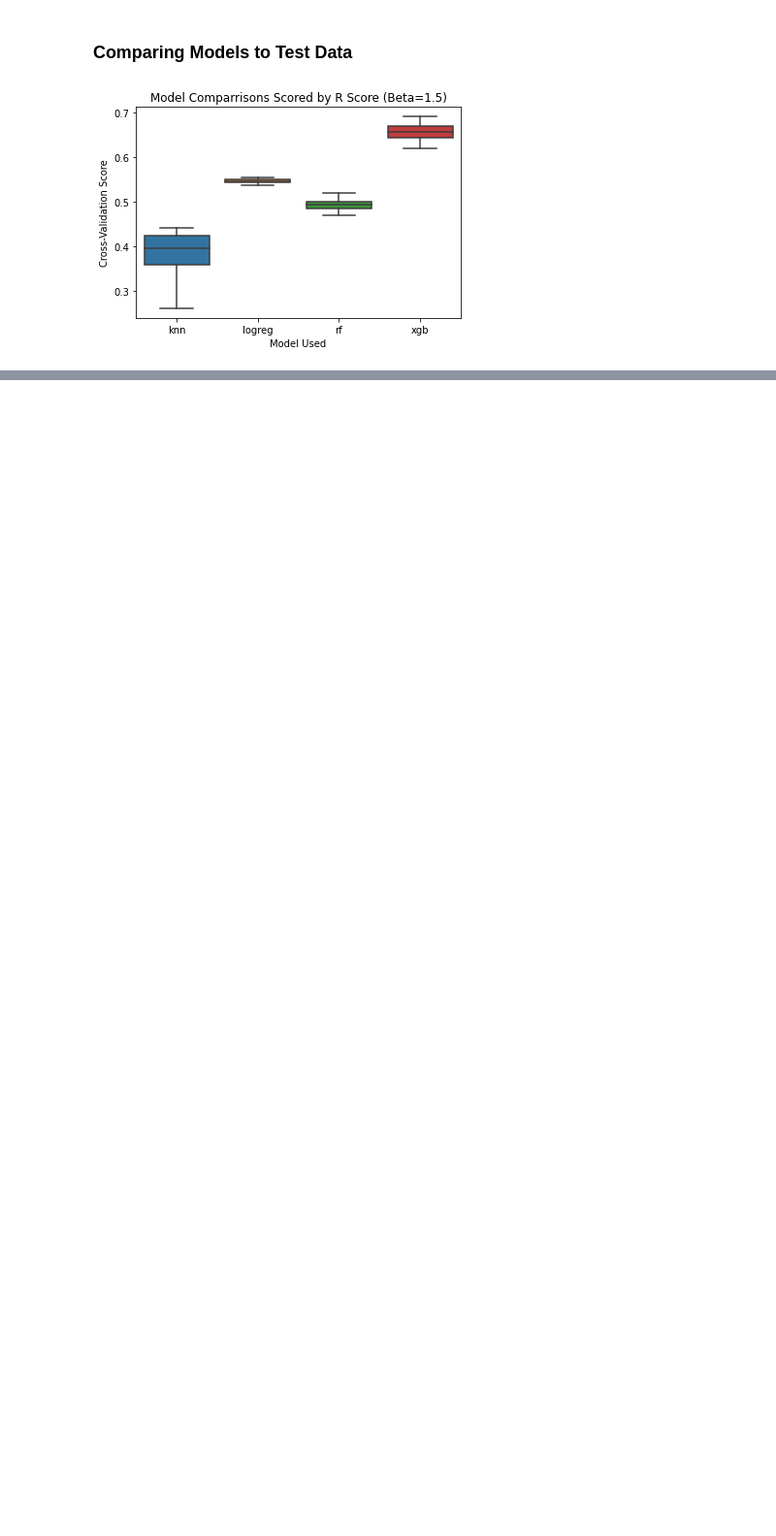
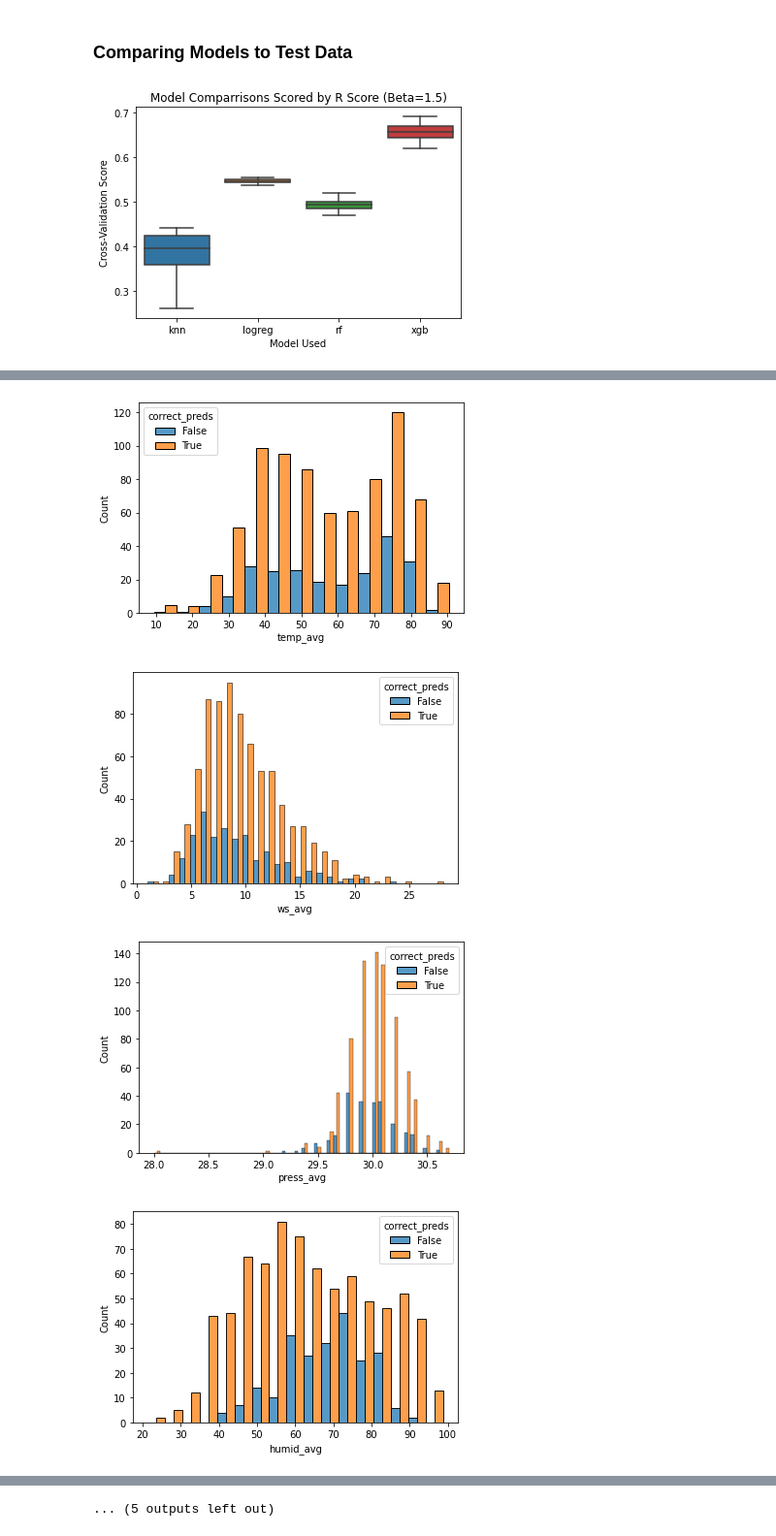
Before and after one commit to aauyeung19/Metis-Project-3, a Jupyter notebook: lib/model_eval.ipynb, the cells around one changed output, grey strips where cells are left out. Shown at 97% size. Drawn from its saved outputs; the diff is of its cells as text; code cells hidden in the pictures; blank space fills up the shorter version.

```diff
--- a/lib/model_eval.ipynb
+++ b/lib/model_eval.ipynb
@@ -307,0 +199,15 @@ Name: 0, dtype: object
+# %%
+
+columns_to_check = ['temp_avg', 'ws_avg', 'press_avg', 'humid_avg', 'dp_avg', 'under_dp',
+       'temp_kelvin', 'month', 'PRCP', 'SNOW', 'distance',
+       'distance_delta', 'press_delta', 'humid_delta', 'ws_delta',
+       'temp_trend', 'humid_trend']
+
+for each in columns_to_check:
+    plt.figure()
+    sns.histplot(x=each, data=perform, hue='correct_preds', multiple='dodge')
+# %% [output]
+[figure, added]
+[figure, added]
+[figure, added]
+[figure, added]
@@ -307,0 +222 @@ Name: 0, dtype: object
+... (5 outputs left out)
```
Also changed, not shown: parts of 31 cells of this notebook.
